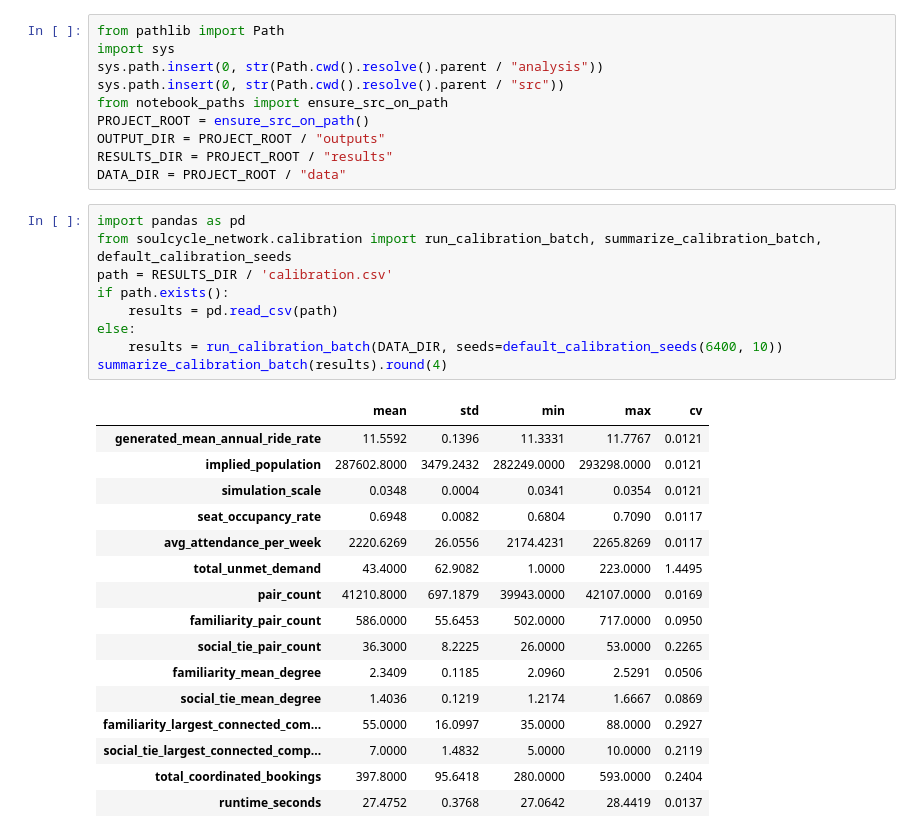
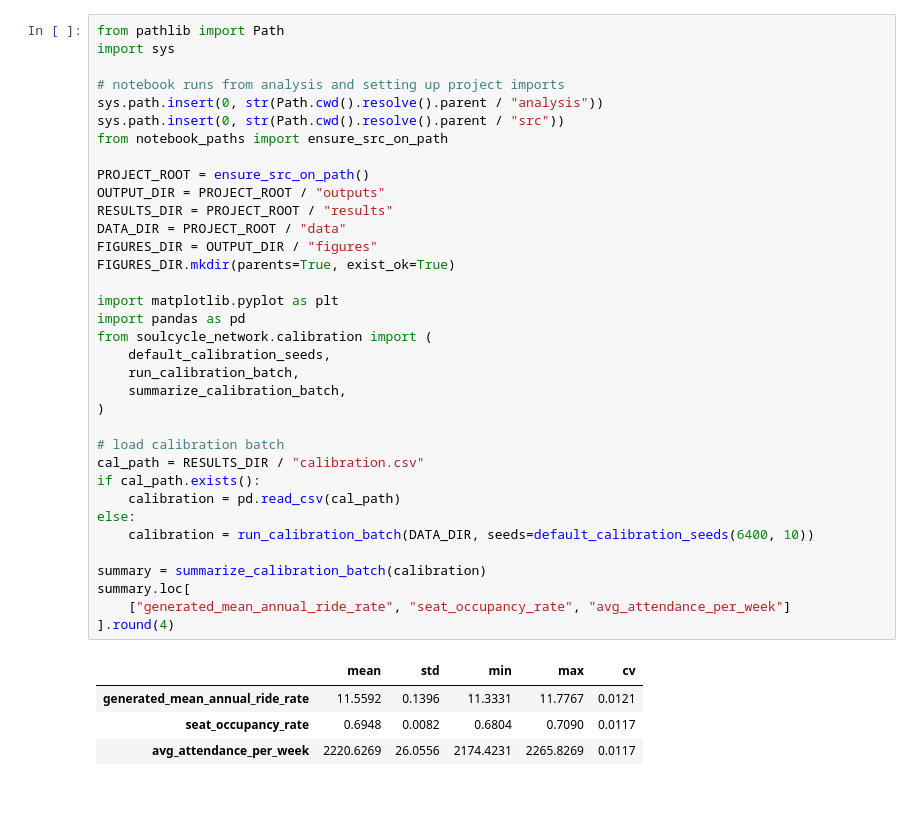
Before and after one commit to agarcia1920/dsan6400-final-project, a Jupyter notebook: analysis/01_model_validation.ipynb, the cells around one changed output. Cells and saved outputs as stored; diff of their text form; blank space fills up the shorter version.

```diff
--- a/analysis/01_model_validation.ipynb
+++ b/analysis/01_model_validation.ipynb
@@ -5,36 +5,40 @@ Calibration targets vs emergent outcomes.
 # %%
 from pathlib import Path
 import sys
+
+# notebook runs from analysis and setting up project imports
 sys.path.insert(0, str(Path.cwd().resolve().parent / "analysis"))
 sys.path.insert(0, str(Path.cwd().resolve().parent / "src"))
 from notebook_paths import ensure_src_on_path
+
 PROJECT_ROOT = ensure_src_on_path()
 OUTPUT_DIR = PROJECT_ROOT / "outputs"
 RESULTS_DIR = PROJECT_ROOT / "results"
 DATA_DIR = PROJECT_ROOT / "data"
+FIGURES_DIR = OUTPUT_DIR / "figures"
+FIGURES_DIR.mkdir(parents=True, exist_ok=True)
+
+import matplotlib.pyplot as plt
+import pandas as pd
+from soulcycle_network.calibration import (
+    default_calibration_seeds,
+    run_calibration_batch,
+    summarize_calibration_batch,
+)
+
+# load calibration batch
+cal_path = RESULTS_DIR / "calibration.csv"
+if cal_path.exists():
+    calibration = pd.read_csv(cal_path)
+else:
+    calibration = run_calibration_batch(DATA_DIR, seeds=default_calibration_seeds(6400, 10))
+
+summary = summarize_calibration_batch(calibration)
+summary.loc[
+    ["generated_mean_annual_ride_rate", "seat_occupancy_rate", "avg_attendance_per_week"]
+].round(4)
+# %% [output]
+|  | mean | std | min | max | cv |
+| generated_mean_annual_ride_rate | 11.5592 | 0.1396 | 11.3331 | 11.7767 | 0.0121 |
+| seat_occupancy_rate | 0.6948 | 0.0082 | 0.6804 | 0.7090 | 0.0117 |
+| avg_attendance_per_week | 2220.6269 | 26.0556 | 2174.4231 | 2265.8269 | 0.0117 |
-# %%
-import pandas as pd
-from soulcycle_network.calibration import run_calibration_batch, summarize_calibration_batch, default_calibration_seeds
-path = RESULTS_DIR / 'calibration.csv'
-if path.exists():
-    results = pd.read_csv(path)
-else:
-    results = run_calibration_batch(DATA_DIR, seeds=default_calibration_seeds(6400, 10))
-summarize_calibration_batch(results).round(4)
-# %% [output]
-|  | mean | std | min | max | cv |
-| generated_mean_annual_ride_rate | 11.5592 | 0.1396 | 11.3331 | 11.7767 | 0.0121 |
-| implied_population | 287602.8000 | 3479.2432 | 282249.0000 | 293298.0000 | 0.0121 |
-| simulation_scale | 0.0348 | 0.0004 | 0.0341 | 0.0354 | 0.0121 |
-| seat_occupancy_rate | 0.6948 | 0.0082 | 0.6804 | 0.7090 | 0.0117 |
-| avg_attendance_per_week | 2220.6269 | 26.0556 | 2174.4231 | 2265.8269 | 0.0117 |
-| total_unmet_demand | 43.4000 | 62.9082 | 1.0000 | 223.0000 | 1.4495 |
-| pair_count | 41210.8000 | 697.1879 | 39943.0000 | 42107.0000 | 0.0169 |
-| familiarity_pair_count | 586.0000 | 55.6453 | 502.0000 | 717.0000 | 0.0950 |
-| social_tie_pair_count | 36.3000 | 8.2225 | 26.0000 | 53.0000 | 0.2265 |
-| familiarity_mean_degree | 2.3409 | 0.1185 | 2.0960 | 2.5291 | 0.0506 |
-| social_tie_mean_degree | 1.4036 | 0.1219 | 1.2174 | 1.6667 | 0.0869 |
-| familiarity_largest_connected_com... | 55.0000 | 16.0997 | 35.0000 | 88.0000 | 0.2927 |
-| social_tie_largest_connected_comp... | 7.0000 | 1.4832 | 5.0000 | 10.0000 | 0.2119 |
-| total_coordinated_bookings | 397.8000 | 95.6418 | 280.0000 | 593.0000 | 0.2404 |
-| runtime_seconds | 27.4752 | 0.3768 | 27.0642 | 28.4419 | 0.0137 |
```
Also changed, not shown: parts of 8 cells of this notebook, 6 other files.
